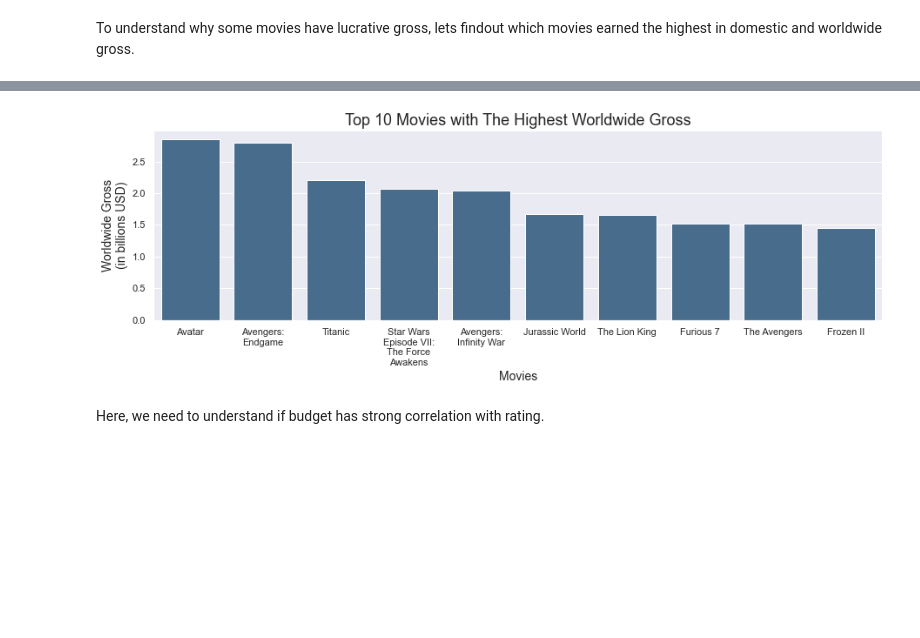
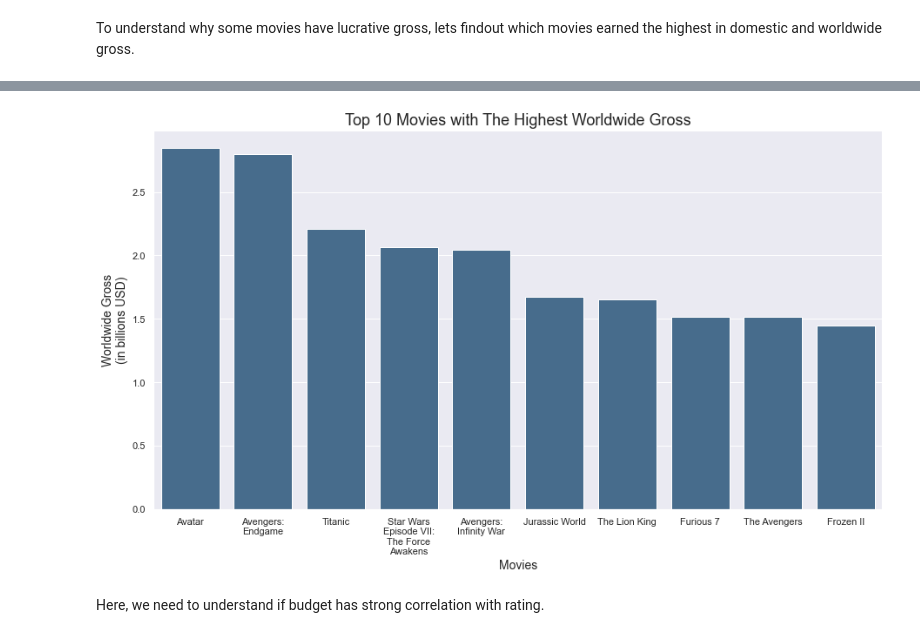
Before and after one commit to afanta-fi/Microsoft_in_The_Movie_Business, a Jupyter notebook: code/visualization.ipynb, the cells around one changed output, grey strips where cells are left out. Cells and saved outputs as stored; diff of their text form; code cells hidden in the pictures; blank space fills up the shorter version.

```diff
--- a/code/visualization.ipynb
+++ b/code/visualization.ipynb
@@ -131,7 +131,7 @@ plt.savefig('../images/budget_and_gross.png')
 To understand why some movies have lucrative gross, lets findout which movies earned the highest in domestic and worldwide gross.
 # %%
 #Set image size
-sns.set(rc={"figure.figsize":(15, 4)})
+sns.set(rc={"figure.figsize":(15, 8)})
 #Find movies with the highest domestic gross
 df = movies_df.sort_values('domestic_gross',ascending=False)[:10]
 #Show values in millions
@@ -157,28 +157,28 @@ plt.savefig('../images/top_grossing_domestic.png')
 # %%
 #Set image size
-sns.set(rc={"figure.figsize":(15, 4)})
+sns.set(rc={"figure.figsize":(15, 8)})
 #Find movies with the highest worldwide gross
 df = movies_df.sort_values('worldwide_gross',ascending=False)[:10]
 #Show values in billions
 df['worldwide_gross'] = df['worldwide_gross']/1e9
 ax = sns.barplot(x='movie',
             y='worldwide_gross',
             data=df,
             color="#3C6D97")
 ax.set_xlabel('Movies',fontsize=14)
 ax.set_ylabel('Worldwide Gross\n(in billions USD)',fontsize=14)
 ax.set_title('Top 10 Movies with The Highest Worldwide Gross',fontsize=18);
 labels = ax.axes.get_xticklabels()
 # fix the labels
 for v in labels:
     text = v.get_text()
     text = '\n'.join(wrap(text,15))
     v.set_text(text)
 # set the new labels
 ax.axes.set_xticklabels(labels);
 plt.savefig('../images/top_grossing_world.png')
 # %% [output]
-[figure, old version]
+[figure, new version]
 # %% [markdown]
 Here, we need to understand if budget has strong correlation with rating.
 # %%
```
Also changed, not shown: parts of 1 cell of this notebook.
